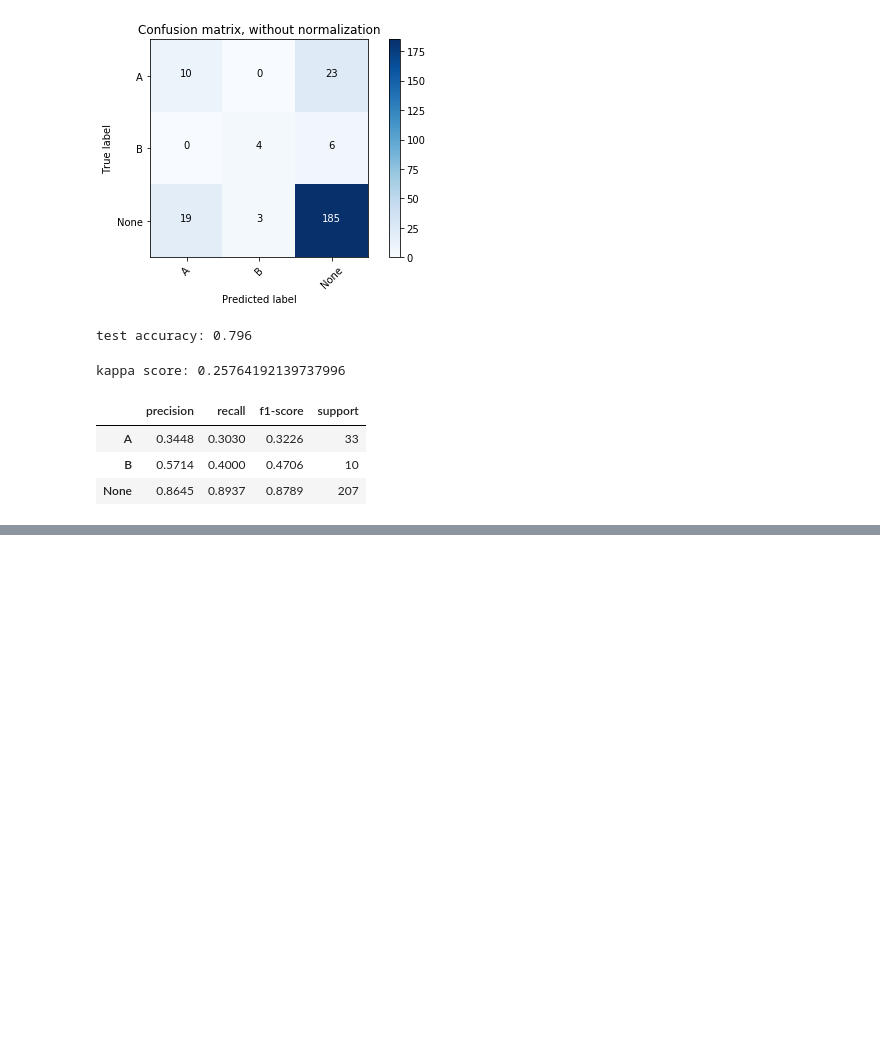
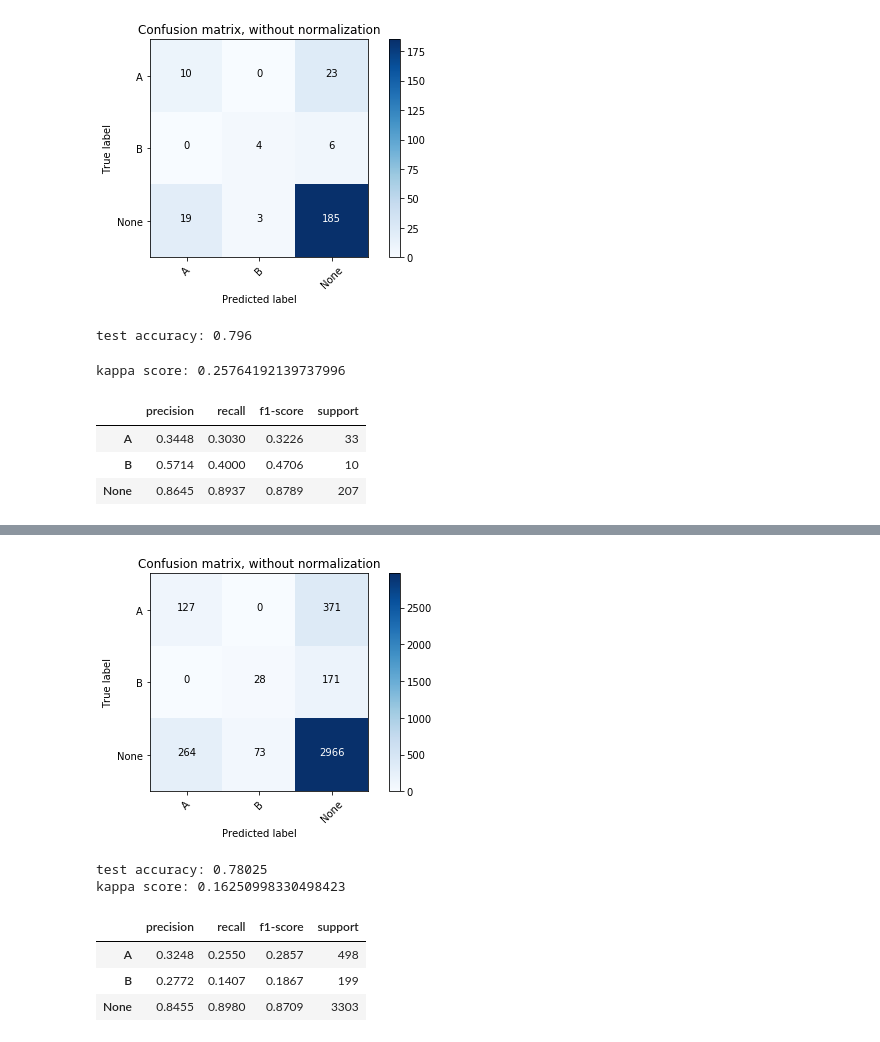
Before and after one commit to ace-racer/KE5108_Hybrid_Intelligent_Systems, a Jupyter notebook: KE5108-CA1-Part2/step2-balance_modelling-boosters.ipynb, the cells around one changed output, grey strips where cells are left out. Drawn from its saved outputs; the diff is of its cells as text; code cells hidden in the pictures; blank space fills up the shorter version.

Commit message:
ADD: Modify modelling using XGBoost, add confusion matrix and performance score based on test data.

```diff
--- a/KE5108-CA1-Part2/step2-balance_modelling-boosters.ipynb
+++ b/KE5108-CA1-Part2/step2-balance_modelling-boosters.ipynb
@@ -259,0 +269,2 @@ score_df
+# %%
+model = pickle.load(open("models/xgboost_kappa_0_2576.pickle.dat", "rb"))
@@ -259,0 +289,27 @@ score_df
+# %%
+categorical_features = ["sex", "mstatus", "occupation", "education", "children"]
+df[categorical_features].head()
+df["children"] = df["children"].astype(str)
+label_encoders = {}
+label_mappings = {}
+for categorical_feature in categorical_features:
+    label_encoders[categorical_feature] = preprocessing.LabelEncoder()
+    df[categorical_feature + "Num"] = label_encoders[categorical_feature].fit_transform(df[categorical_feature])
+    label_mappings[categorical_feature] = label_encoders[categorical_feature].classes_
+
+label_encoders = {}
+label_mappings = {}
+for categorical_feature in categorical_features:
+    label_encoders[categorical_feature] = preprocessing.LabelEncoder()
+    df[categorical_feature + "Num"] = label_encoders[categorical_feature].fit_transform(df[categorical_feature])
+    label_mappings[categorical_feature] = label_encoders[categorical_feature].classes_
+
+for categorical_feature in categorical_features:
+    for class_value in label_mappings[categorical_feature]:
+        df[categorical_feature + "_" + (class_value)] = df[categorical_feature] == np.array([(class_value)] * df.shape[0])
+        df[categorical_feature + "_" + (class_value)] = df[categorical_feature + "_" + (class_value)].astype(int)
+
+# drop the categorical values
+df = df.drop(categorical_features, axis=1)
+
+df.head()
@@ -259,0 +324,6 @@ score_df
+# %%
+feature_columns = ["age", "income", "avbal", "avtrans", "sexNum", "mstatusNum", "occupationNum", "educationNum", "childrenNum"]
+target_column = ["status"]
+X_test = df.loc[:, feature_columns]
+y_test = df.loc[:, target_column]
+X_test.head(5)
@@ -259,0 +337,33 @@ score_df
+# %%
+y_test_pred = model.predict(X_test)
+
+cnf_matrix_grad = confusion_matrix(y_test, y_test_pred)
+np.set_printoptions(precision=4)
+
+# Plot non-normalized confusion matrix
+plt.figure()
+plot_confusion_matrix(cnf_matrix_grad, classes=class_names,
+                      title='Confusion matrix, without normalization')
+# %% [output]
+[figure, added]
+# %%
+print("test accuracy:", accuracy_score(y_test, y_test_pred))
+print("kappa score:", cohen_kappa_score(y_test, y_test_pred))
+# %% [output]
+test accuracy: 0.78025
+kappa score: 0.16250998330498423
+# %%
+precision, recall, fscore, support = precision_recall_fscore_support(y_test, y_test_pred, labels=class_names)
+score_dict = {
+  "precision": precision.round(4),
+  "recall": recall.round(4),
+  "f1-score": fscore.round(4),
+  "support": support
+}
+score_df = pd.DataFrame(score_dict, index=class_names)
+score_df
+# %% [output]
+|  | precision | recall | f1-score | support |
+| A | 0.3248 | 0.2550 | 0.2857 | 498 |
+| B | 0.2772 | 0.1407 | 0.1867 | 199 |
+| None | 0.8455 | 0.8980 | 0.8709 | 3303 |
```
Also changed, not shown: parts of 17 cells of this notebook, 1 other file.
